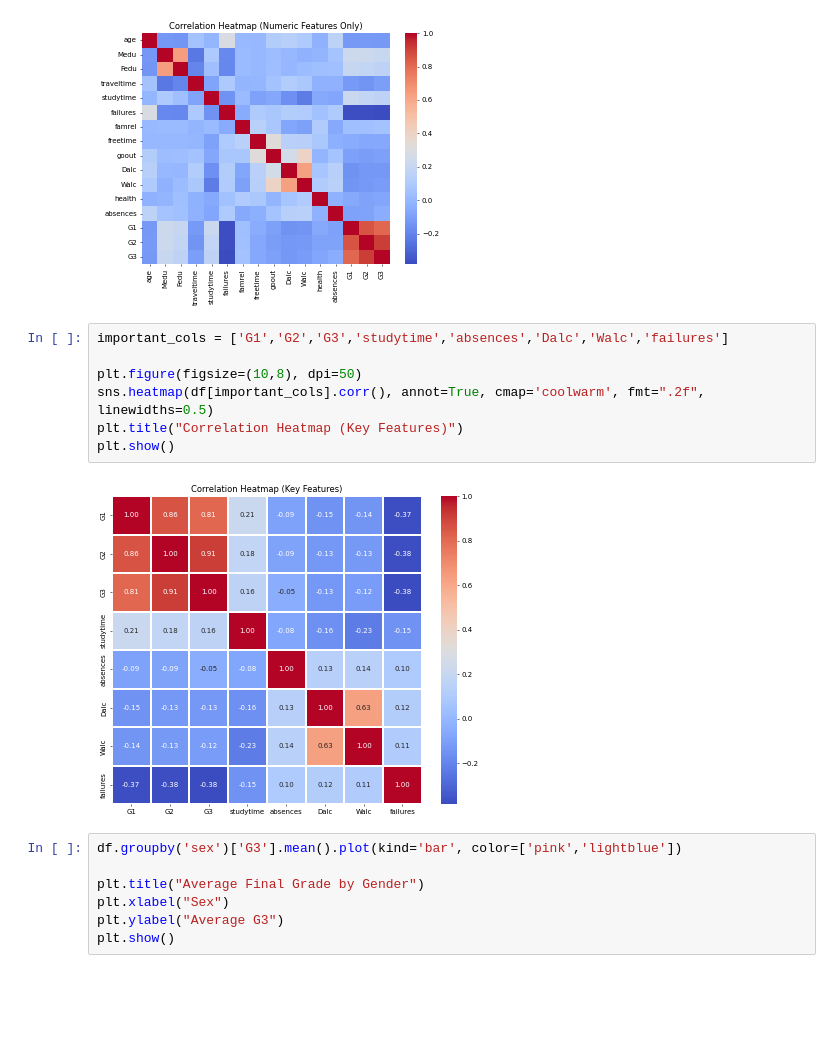
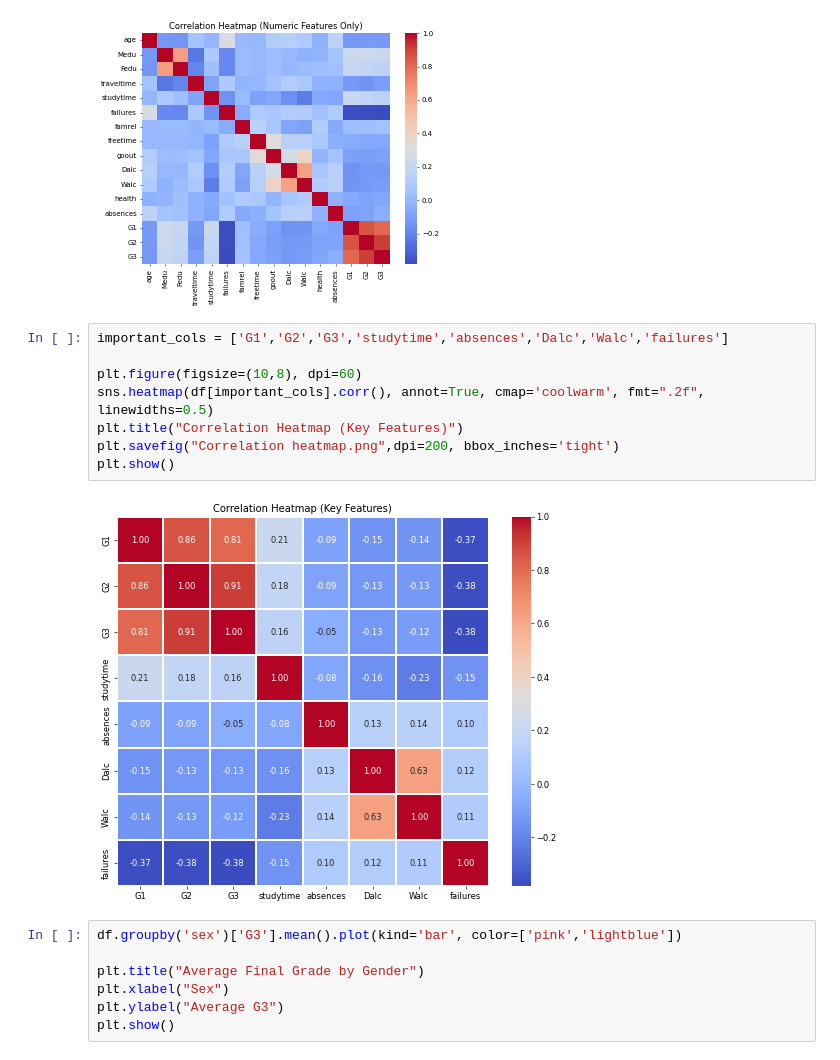
Before and after one commit to saideepthimalugu/student-academic-predication-, a Jupyter notebook: academic.ipynb, the cells around one changed output. Cells and saved outputs as stored; diff of their text form; blank space fills up the shorter version.

```diff
--- a/academic.ipynb
+++ b/academic.ipynb
@@ -248,12 +276,13 @@ plt.show()
 # %%
 important_cols = ['G1','G2','G3','studytime','absences','Dalc','Walc','failures']
 
-plt.figure(figsize=(10,8), dpi=50)
+plt.figure(figsize=(10,8), dpi=60)
 sns.heatmap(df[important_cols].corr(), annot=True, cmap='coolwarm', fmt=".2f", linewidths=0.5)
 plt.title("Correlation Heatmap (Key Features)")
+plt.savefig("Correlation heatmap.png",dpi=200, bbox_inches='tight')
 plt.show()
 # %% [output]
-[figure, old version]
+[figure, new version]
 # %%
 df.groupby('sex')['G3'].mean().plot(kind='bar', color=['pink','lightblue'])
 
```
Also changed, not shown: parts of 12 cells of this notebook.
